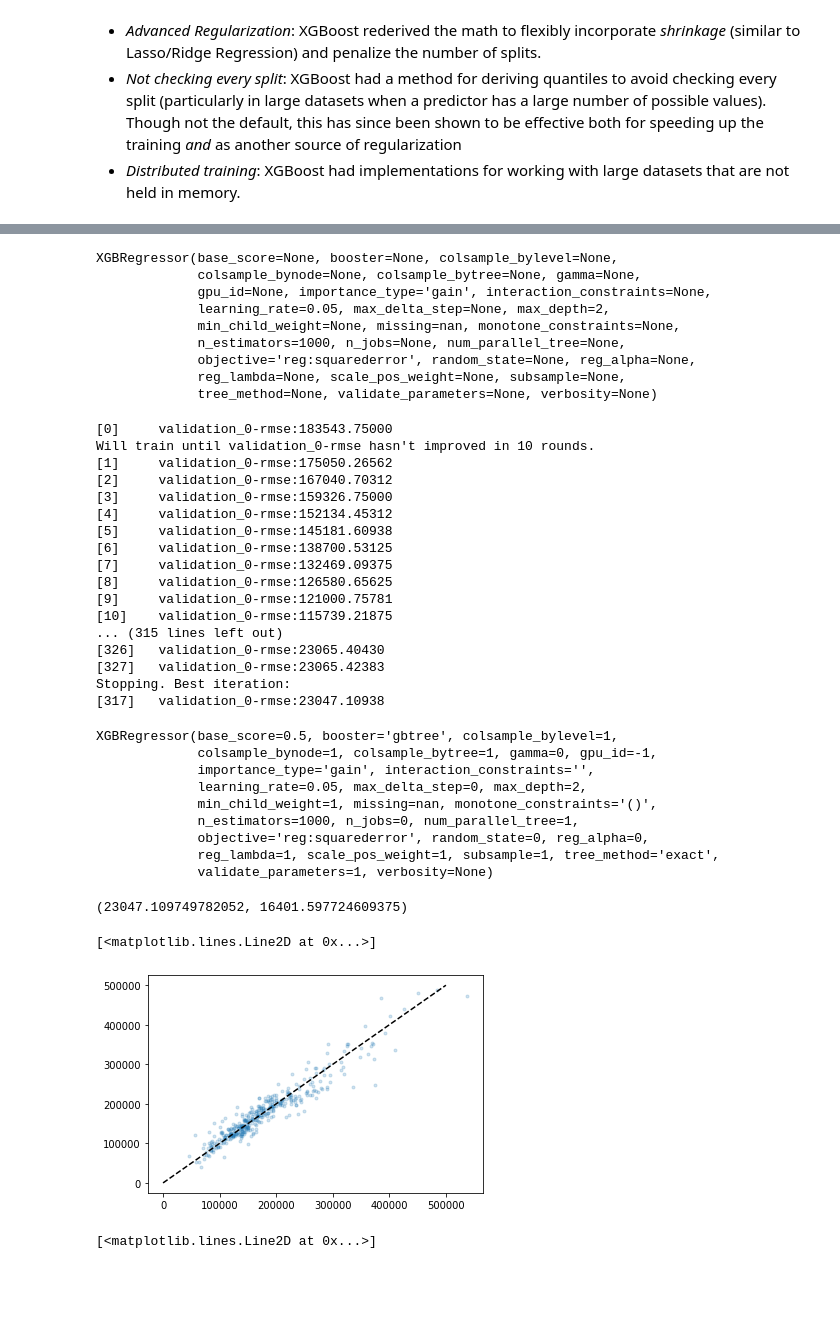
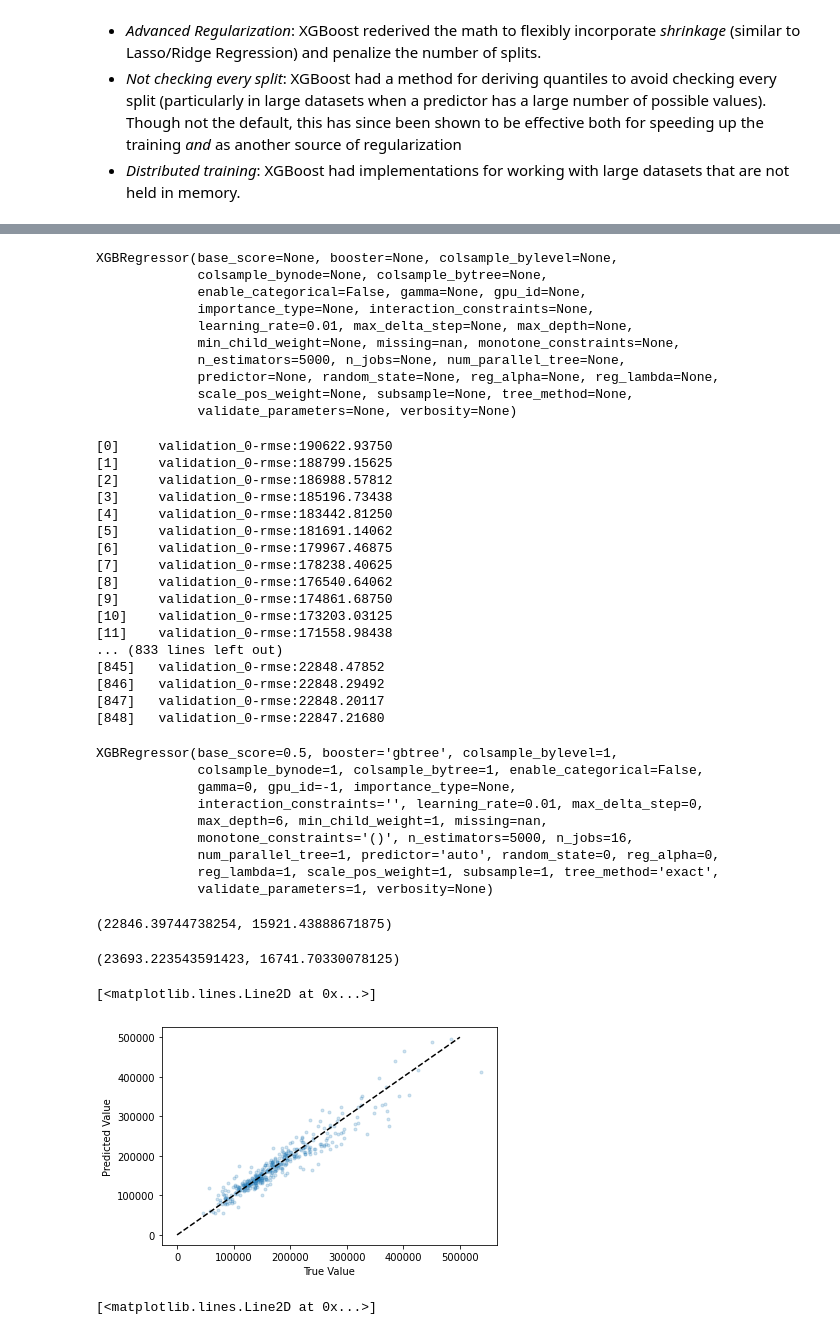
Before and after one commit to numeristical/resources, a Jupyter notebook: GBIP/GBIP3.ipynb, the cells around one changed output, grey strips where cells are left out. Saved outputs shown, nothing was run; the diff lists cells and outputs as text; code cells hidden in the pictures; blank space fills up the shorter version.

```diff
--- a/GBIP/GBIP3.ipynb
+++ b/GBIP/GBIP3.ipynb
@@ -179,0 +165,3 @@ XGBoost first came out in 2015.  The acronym is "eXtreme Gradient Boosting".  It
+# %%
+xgb_def = xgb.XGBRegressor()
+xgb_def
@@ -179,0 +179,2 @@ XGBoost first came out in 2015.  The acronym is "eXtreme Gradient Boosting".  It
+# %%
+xgb_def.fit(X_train_1, y_train_1)
@@ -180,46 +217,46 @@ XGBoost first came out in 2015.  The acronym is "eXtreme Gradient Boosting".  It
 # %%
-xgb1 = xgb.XGBRegressor(max_depth=2,
-                        n_estimators=1000, learning_rate=.05)
+xgb1 = xgb.XGBRegressor(n_estimators=5000, learning_rate=.01)
 xgb1
 # %% [output]
 XGBRegressor(base_score=None, booster=None, colsample_bylevel=None,
-             colsample_bynode=None, colsample_bytree=None, gamma=None,
-             gpu_id=None, importance_type='gain', interaction_constraints=None,
-             learning_rate=0.05, max_delta_step=None, max_depth=2,
+             colsample_bynode=None, colsample_bytree=None,
+             enable_categorical=False, gamma=None, gpu_id=None,
+             importance_type=None, interaction_constraints=None,
+             learning_rate=0.01, max_delta_step=None, max_depth=None,
              min_child_weight=None, missing=nan, monotone_constraints=None,
-             n_estimators=1000, n_jobs=None, num_parallel_tree=None,
-             objective='reg:squarederror', random_state=None, reg_alpha=None,
-             reg_lambda=None, scale_pos_weight=None, subsample=None,
-             tree_method=None, validate_parameters=None, verbosity=None)
+             n_estimators=5000, n_jobs=None, num_parallel_tree=None,
+             predictor=None, random_state=None, reg_alpha=None, reg_lambda=None,
+             scale_pos_weight=None, subsample=None, tree_method=None,
+             validate_parameters=None, verbosity=None)
 # %%
 xgb1.fit(X_train_1, y_train_1,
          eval_set=[(X_test_1, y_test)],
         early_stopping_rounds = 10)
 # %% [output]
-[0]     validation_0-rmse:183543.75000
-Will train until validation_0-rmse hasn't improved in 10 rounds.
-[1]     validation_0-rmse:175050.26562
-[2]     validation_0-rmse:167040.70312
-[3]     validation_0-rmse:159326.75000
-[4]     validation_0-rmse:152134.45312
-[5]     validation_0-rmse:145181.60938
-[6]     validation_0-rmse:138700.53125
-[7]     validation_0-rmse:132469.09375
-[8]     validation_0-rmse:126580.65625
-[9]     validation_0-rmse:121000.75781
-[10]    validation_0-rmse:115739.21875
-... (315 lines left out)
-[326]   validation_0-rmse:23065.40430
-[327]   validation_0-rmse:23065.42383
-Stopping. Best iteration:
-[317]   validation_0-rmse:23047.10938
+[0]     validation_0-rmse:190622.93750
+[1]     validation_0-rmse:188799.15625
+[2]     validation_0-rmse:186988.57812
+[3]     validation_0-rmse:185196.73438
+[4]     validation_0-rmse:183442.81250
+[5]     validation_0-rmse:181691.14062
+[6]     validation_0-rmse:179967.46875
+[7]     validation_0-rmse:178238.40625
+[8]     validation_0-rmse:176540.64062
+[9]     validation_0-rmse:174861.68750
+[10]    validation_0-rmse:173203.03125
+[11]    validation_0-rmse:171558.98438
+... (833 lines left out)
+[845]   validation_0-rmse:22848.47852
+[846]   validation_0-rmse:22848.29492
+[847]   validation_0-rmse:22848.20117
+[848]   validation_0-rmse:22847.21680
 XGBRegressor(base_score=0.5, booster='gbtree', colsample_bylevel=1,
-             colsample_bynode=1, colsample_bytree=1, gamma=0, gpu_id=-1,
-             importance_type='gain', interaction_constraints='',
-             learning_rate=0.05, max_delta_step=0, max_depth=2,
-             min_child_weight=1, missing=nan, monotone_constraints='()',
-             n_estimators=1000, n_jobs=0, num_parallel_tree=1,
-             objective='reg:squarederror', random_state=0, reg_alpha=0,
+             colsample_bynode=1, colsample_bytree=1, enable_categorical=False,
+             gamma=0, gpu_id=-1, importance_type=None,
+             interaction_constraints='', learning_rate=0.01, max_delta_step=0,
+             max_depth=6, min_child_weight=1, missing=nan,
+             monotone_constraints='()', n_estimators=5000, n_jobs=16,
+             num_parallel_tree=1, predictor='auto', random_state=0, reg_alpha=0,
              reg_lambda=1, scale_pos_weight=1, subsample=1, tree_method='exact',
              validate_parameters=1, verbosity=None)
 # %%
@@ -227,13 +264,20 @@ preds_xgb1 = xgb1.predict(X_test_1)
 # %%
 np.sqrt(mean_squared_error(y_test, preds_xgb1)), mean_absolute_error(y_test, preds_xgb1)
 # %% [output]
-(23047.109749782052, 16401.597724609375)
+(22846.39744738254, 15921.43888671875)
+# %%
+# Compared to last model
+np.sqrt(mean_squared_error(y_test, preds_xgb_def)), mean_absolute_error(y_test, preds_xgb_def)
+# %% [output]
+(23693.223543591423, 16741.70330078125)
 # %%
 plt.scatter(y_test, preds_xgb1, alpha=.2, marker='.')
+plt.xlabel('True Value')
+plt.ylabel('Predicted Value')
 plt.plot([0,500000],[0,500000], 'k--')
 # %% [output]
 [<matplotlib.lines.Line2D at 0x...>]
-[figure, old version]
+[figure, new version]
 # %%
 md_vals_vec=list(range(1,9))
 rmse_vec = np.zeros(len(md_vals_vec))
```
Also changed, not shown: parts of 65 cells of this notebook, 3 other files.
